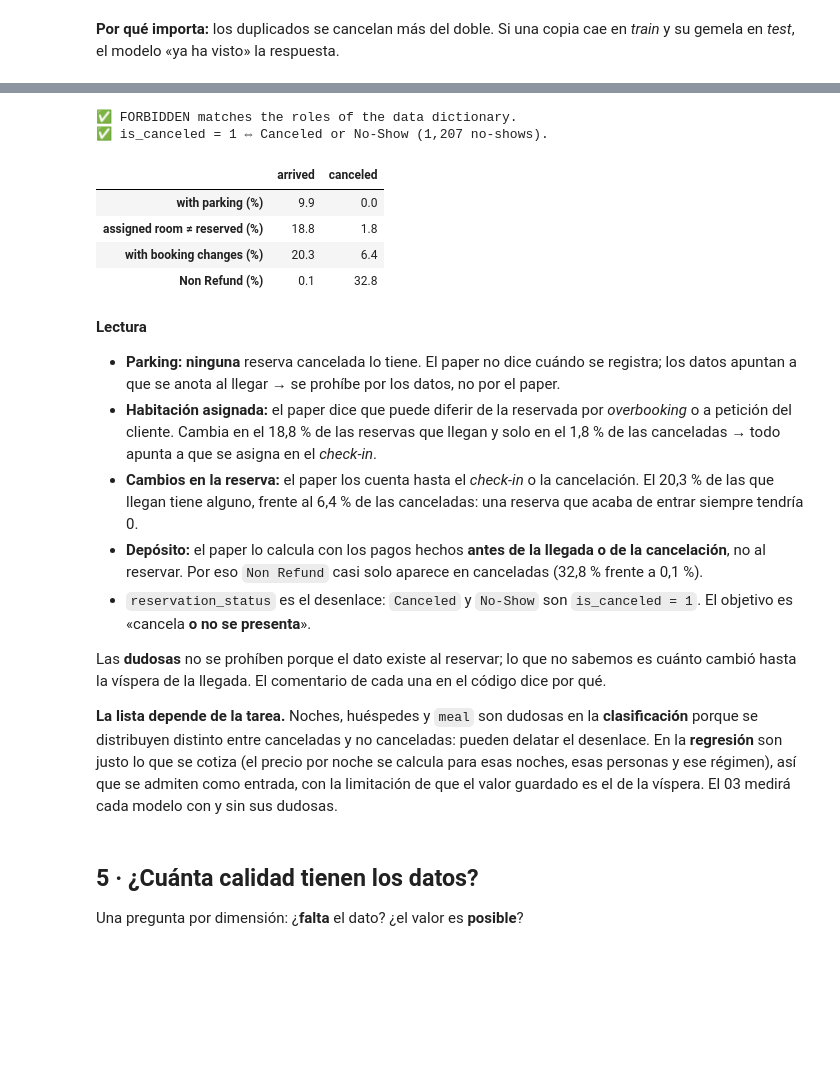
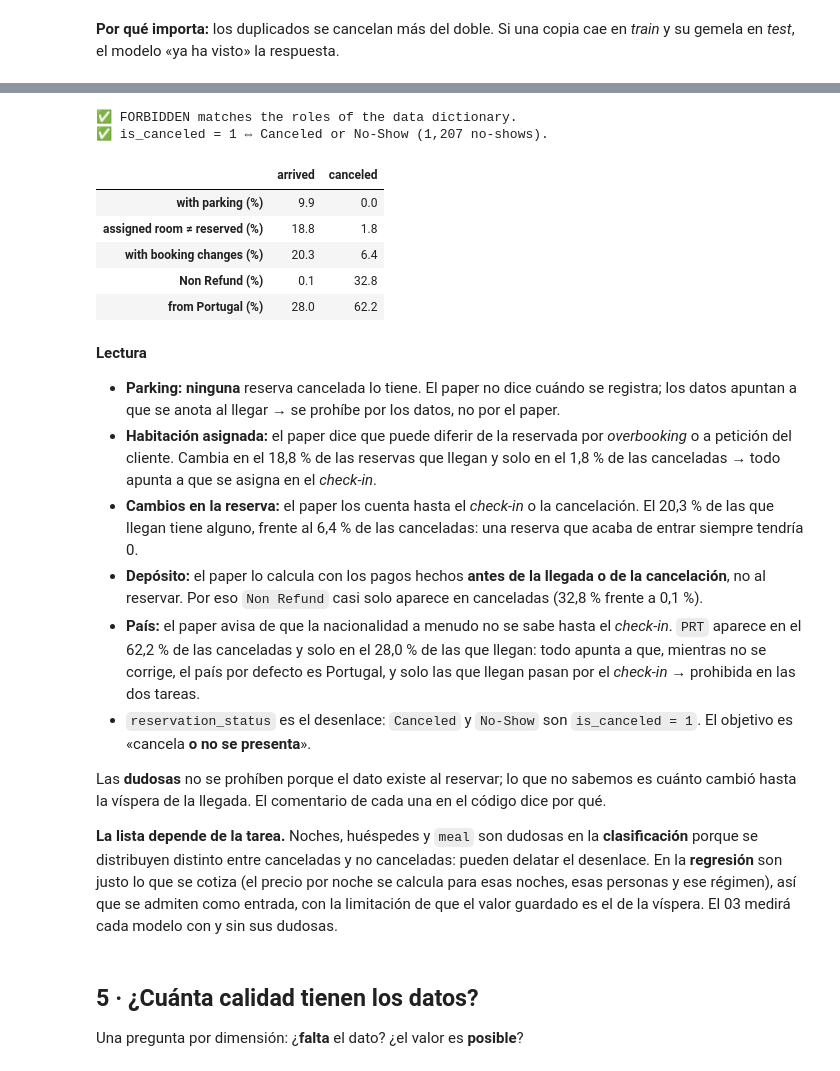
Before and after one commit to JorgeAVargasC/hotel-bookings-project, a Jupyter notebook: notebooks/01-data-collection-and-quality.ipynb, the cells around one changed output, grey strips where cells are left out. Drawn from its saved outputs; the diff is of its cells as text; code cells hidden in the pictures; blank space fills up the shorter version.

```diff
--- a/notebooks/01-data-collection-and-quality.ipynb
+++ b/notebooks/01-data-collection-and-quality.ipynb
@@ -29,7 +37,7 @@ from urllib.request import urlretrieve
 import numpy as np
 import pandas as pd
 
-SEED = 42
+SEED: int = 42
 np.random.seed(SEED)
 pd.set_option("display.max_columns", None)
 
@@ -40,23 +48,19 @@ OUT_DIR = ROOT / "outputs" / "01-data-collection-and-quality"
 OUT_DIR.mkdir(parents=True, exist_ok=True)
 
 
-def check(condition, ok, fail):
+def check(condition: bool | np.bool_, ok: str, fail: str) -> None:
     """Print ✅ if the condition holds and ⚠️ otherwise."""
     print(f"✅ {ok}" if bool(condition) else f"⚠️ {fail}")
 
 
-def pct(mask):
+def pct(mask: pd.Series) -> float:
     """Share of True values, in %."""
     return round(mask.mean() * 100, 1)
 
 
-def sha256_file(path):
+def sha256_file(path: Path) -> str:
     """File fingerprint: if a single byte changes, the hash changes."""
-    h = hashlib.sha256()
-    with open(path, "rb") as f:
-        for block in iter(lambda: f.read(1 << 20), b""):
-            h.update(block)
-    return h.hexdigest()
+    return hashlib.sha256(path.read_bytes()).hexdigest()
 # %% [markdown]
 ## 1 · ¿El fichero es el correcto?
 
@@ -126,7 +155,7 @@ DATA_DICTIONARY = pd.DataFrame([
     ("children",                       "count",       "feature"),
     ("babies",                         "count",       "feature"),
     ("meal",                           "categorical", "feature"),
-    ("country",                        "categorical", "feature"),
+    ("country",                        "categorical", "forbidden"),
     ("market_segment",                 "categorical", "feature"),
     ("distribution_channel",           "categorical", "feature"),
     ("is_repeated_guest",              "binary",      "feature"),
@@ -222,57 +269,61 @@ booking's arrival»*). Lo que se sabía al reservar no se puede recuperar; solo
 # %%
-FORBIDDEN = [
+FORBIDDEN: list[str] = [
     "required_car_parking_spaces",  # data: no canceled booking has any → most likely recorded on arrival
-    "booking_changes",              # paper: counts changes up to check-in or cancellation
-    "assigned_room_type",           # paper: may differ from the reserved one; data: most likely set at check-in
-    "deposit_type",                 # paper: computed from the payments made before arrival or cancellation
-    "reservation_status",           # it is the outcome (Canceled or No-Show → is_canceled = 1)
-    "reservation_status_date",      # date of the outcome
+    "booking_changes",              # paper (Table 1, p. 43): counts changes up to check-in or cancellation
+    "assigned_room_type",           # paper (Table 1, p. 43): may differ from the reserved one; data: most likely set at check-in
+    "deposit_type",                 # paper (Table 1, p. 43): computed from the payments made before arrival or cancellation
+    "country",                      # paper (§2, p. 45): nationality often unknown until check-in; data: PRT far more common among canceled
+    "reservation_status",           # paper (Table 1, p. 44): last status, it is the outcome (Canceled or No-Show → is_canceled = 1)
+    "reservation_status_date",      # paper (Table 1, p. 45): date of the outcome
 ]
-# Exist at booking, but the stored value is the one of the day before arrival (paper).
+# Exist at booking, but the stored value is the one of the day before arrival (paper: Specifications table, p. 42).
 # The list depends on the task: a column that may give away the outcome (cancel or not) can still be a
 # legitimate input for the price, because the quote is made for those nights, guests and meal plan.
-UNDER_REVIEW = {
+UNDER_REVIEW: dict[str, list[str]] = {
     "classification": [
-        "stays_in_*_nights",           # paper: differ between canceled and non-canceled bookings
-        "adults / children / babies",  # paper: adults and children differ between canceled and non-canceled
-        "meal",                        # paper: differs between canceled and non-canceled bookings
-        "days_in_waiting_list",        # paper: confirmation date − entry date, unknown until confirmed
+        "stays_in_*_nights",           # paper (§2, p. 46): differ between canceled and non-canceled bookings
+        "adults / children / babies",  # paper (§2, p. 46): adults and children differ between canceled and non-canceled
+        "meal",                        # paper (§2, p. 46): differs between canceled and non-canceled bookings
+        "days_in_waiting_list",        # paper (Table 1, p. 43): confirmation date − entry date, unknown until confirmed
         "total_of_special_requests",   # requests can be added up to arrival
-        "country",                     # paper: nationality often unknown until check-in
-        "adr (as an input)",           # paper: lodging transactions ÷ nights, depends on the final stay
+        "adr (as an input)",           # paper (Table 1, p. 43): lodging transactions ÷ nights, depends on the final stay
     ],
     "regression": [  # nights, guests and meal define what is priced → allowed (limitation: day-before-arrival value)
         "days_in_waiting_list",
         "total_of_special_requests",
-        "country",
     ],
 }
 check(set(FORBIDDEN) == set(DATA_DICTIONARY.query("role in ['forbidden', 'outcome']")["column"]),
       "FORBIDDEN matches the roles of the data dictionary.", "FORBIDDEN and the data dictionary disagree.")
 
 # The target: cancellations and no-shows are both is_canceled = 1
 outcome = raw["reservation_status"].isin(["Canceled", "No-Show"]).astype(int).astype(str)
 check(outcome.eq(raw["is_canceled"]).all(),
       f"is_canceled = 1 ⇔ Canceled or No-Show ({raw['reservation_status'].eq('No-Show').sum():,} no-shows).",
       "is_canceled does not match reservation_status.")
 
 # Evidence: if a column is filled in after booking, canceled bookings (which never arrive) look very different
 canc = df["is_canceled"] == 1
 room_changed = raw["assigned_room_type"] != raw["reserved_room_type"]
+from_portugal = raw["country"] == "PRT"
 pd.DataFrame({
     "arrived": [pct(df.loc[~canc, "required_car_parking_spaces"] > 0), pct(room_changed[~canc]),
-                pct(df.loc[~canc, "booking_changes"] > 0), pct(raw.loc[~canc, "deposit_type"] == "Non Refund")],
+                pct(df.loc[~canc, "booking_changes"] > 0), pct(raw.loc[~canc, "deposit_type"] == "Non Refund"),
+                pct(from_portugal[~canc])],
     "canceled": [pct(df.loc[canc, "required_car_parking_spaces"] > 0), pct(room_changed[canc]),
-                 pct(df.loc[canc, "booking_changes"] > 0), pct(raw.loc[canc, "deposit_type"] == "Non Refund")],
-}, index=["with parking (%)", "assigned room ≠ reserved (%)", "with booking changes (%)", "Non Refund (%)"])
+                 pct(df.loc[canc, "booking_changes"] > 0), pct(raw.loc[canc, "deposit_type"] == "Non Refund"),
+                 pct(from_portugal[canc])],
+}, index=["with parking (%)", "assigned room ≠ reserved (%)", "with booking changes (%)", "Non Refund (%)",
+          "from Portugal (%)"])
 # %% [output]
 ✅ FORBIDDEN matches the roles of the data dictionary.
 ✅ is_canceled = 1 ⇔ Canceled or No-Show (1,207 no-shows).
 |  | arrived | canceled |
 | with parking (%) | 9.9 | 0.0 |
 | assigned room ≠ reserved (%) | 18.8 | 1.8 |
 | with booking changes (%) | 20.3 | 6.4 |
 | Non Refund (%) | 0.1 | 32.8 |
+| from Portugal (%) | 28.0 | 62.2 |
 # %% [markdown]
 **Lectura**
 
@@ -285,6 +336,9 @@ pd.DataFrame({
   llegan tiene alguno, frente al 6,4 % de las canceladas: una reserva que acaba de entrar siempre tendría 0.
 - **Depósito:** el paper lo calcula con los pagos hechos **antes de la llegada o de la cancelación**, no al
   reservar. Por eso `Non Refund` casi solo aparece en canceladas (32,8 % frente a 0,1 %).
+- **País:** el paper avisa de que la nacionalidad a menudo no se sabe hasta el *check-in*. `PRT` aparece en el
+  62,2 % de las canceladas y solo en el 28,0 % de las que llegan: todo apunta a que, mientras no se corrige, el
+  país por defecto es Portugal, y solo las que llegan pasan por el *check-in* → prohibida en las dos tareas.
 - `reservation_status` es el desenlace: `Canceled` y `No-Show` son `is_canceled = 1`. El objetivo es
   «cancela **o no se presenta**».
 
```
Also changed, not shown: parts of 10 cells of this notebook, 8 other files.
